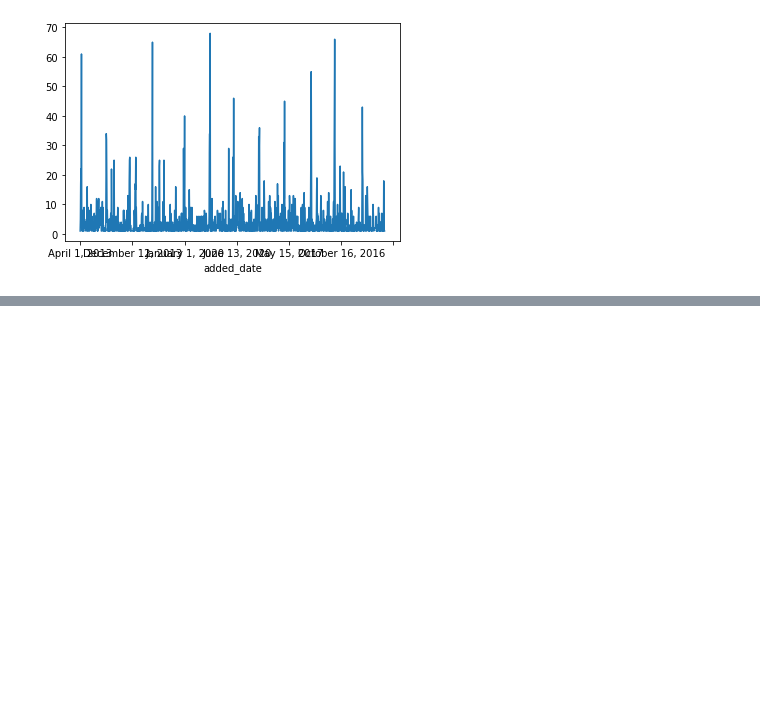
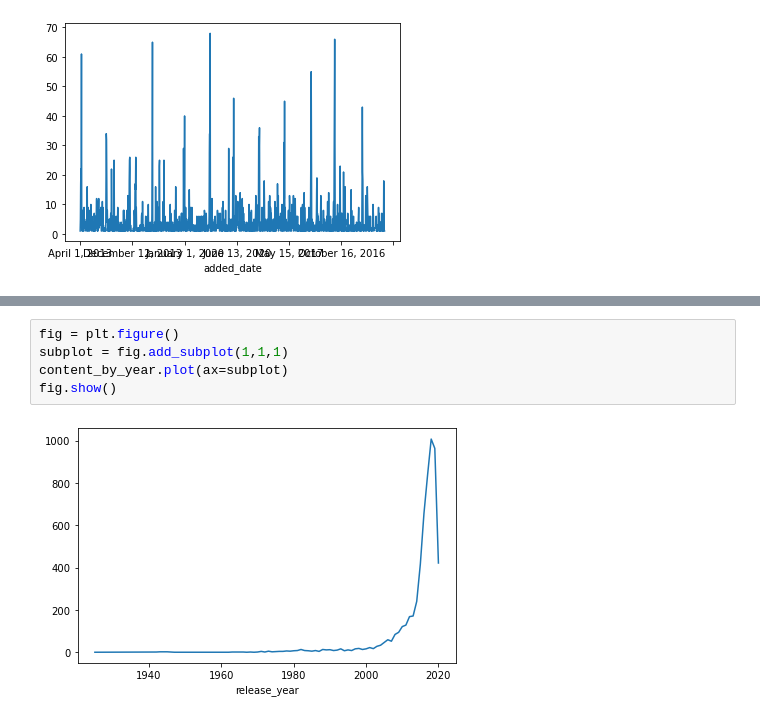
Before and after one commit to p33ves/learning-datascience, a Jupyter notebook: netflix/notebooks/Exploring pandas.ipynb, the cells around one changed output, grey strips where cells are left out. Saved outputs shown, nothing was run; the diff lists cells and outputs as text; blank space fills up the shorter version.

```diff
--- a/netflix/notebooks/Exploring pandas.ipynb
+++ b/netflix/notebooks/Exploring pandas.ipynb
@@ -138,0 +146,7 @@ content_by_year.plot()
+# %%
+fig = plt.figure()
+subplot = fig.add_subplot(1,1,1)
+content_by_year.plot(ax=subplot)
+fig.show()
+# %% [output]
+[figure, added]
```
Also changed, not shown: parts of 3 cells of this notebook.
